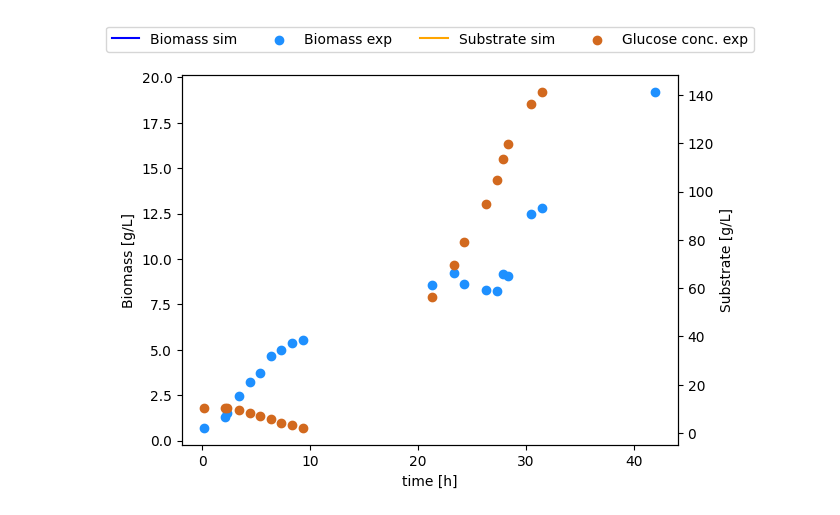
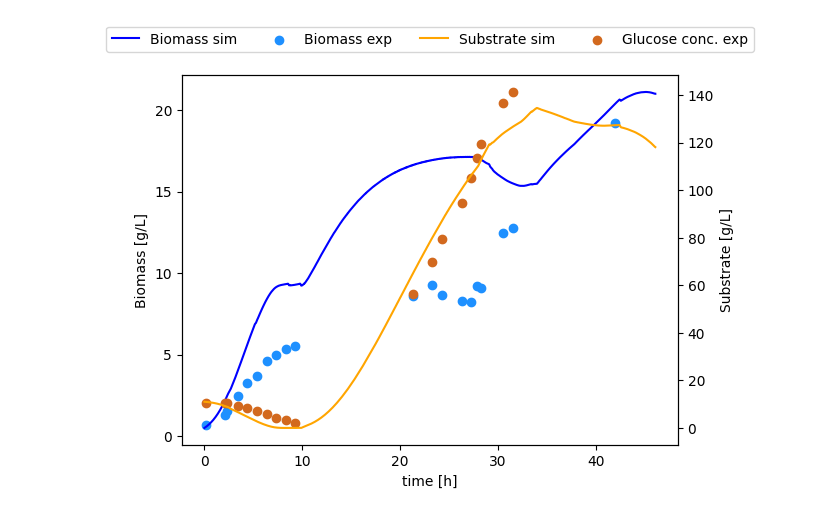
Before and after one commit to boripf/hybrid-model-corynebacterium, a Jupyter notebook: E_data_generation.ipynb, the cells around one changed output. Saved outputs shown, nothing was run; the diff lists cells and outputs as text; code cells hidden in the pictures.

```diff
--- a/E_data_generation.ipynb
+++ b/E_data_generation.ipynb
@@ -55,8 +55,9 @@ for i in range(df_p.shape[0]):
 df_batches.to_csv('data/generated data/df_gen.csv')
 # %%
 df_gen = pd.read_csv('data/generated data/df_gen.csv')
+df_gen['batch_id'] = df_gen['batch_id'].astype(str).str.zfill(3)
 # %%
-df_one = df[df['batch_id'] == '187']
+df_one = df_gen[df_gen['batch_id'] == '007']
 show_plot(df_one)
 # %% [output]
-[figure, old version]
+[figure, new version]
```
Also changed, not shown: parts of 3 cells of this notebook, 7 other files.
